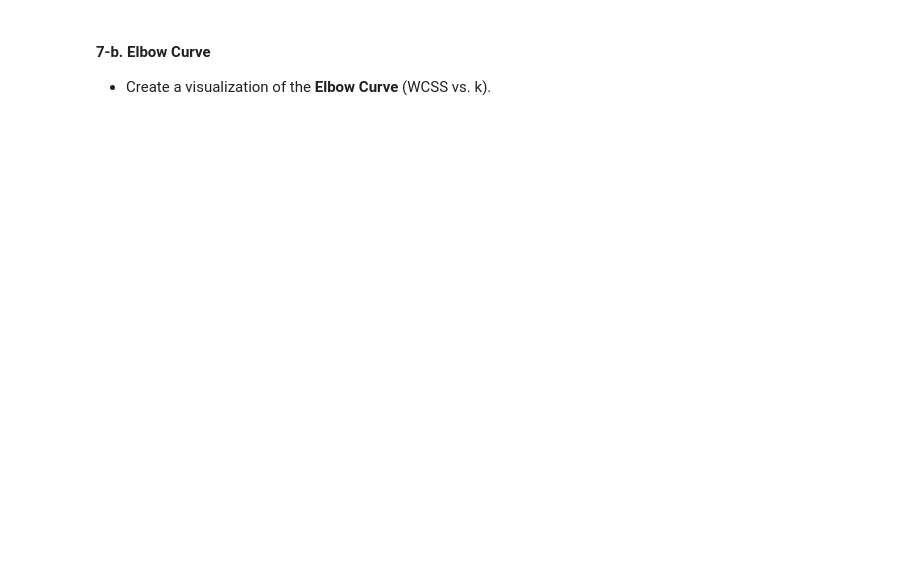
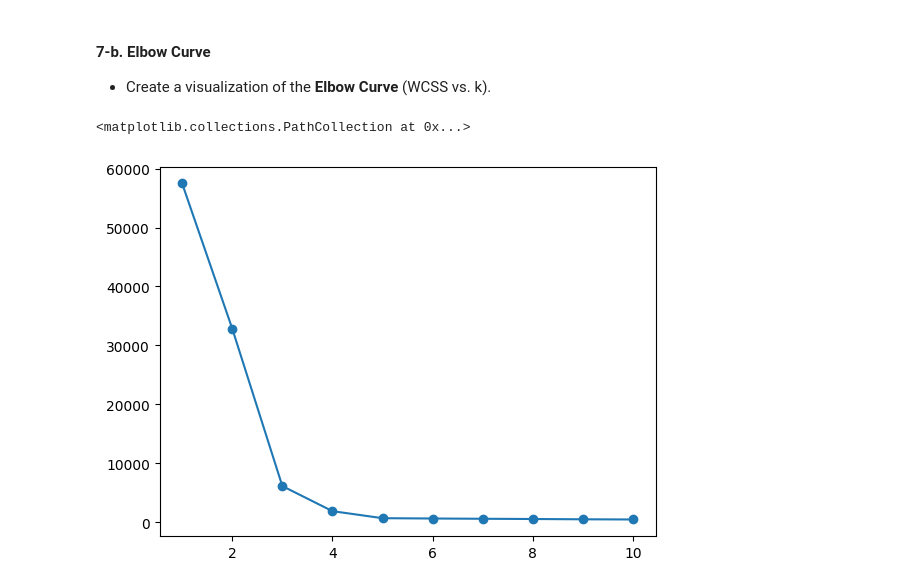
Before and after one commit to albhoe/701_assignments, a Jupyter notebook: homework04/assignment4.ipynb, the cells around one changed output. Cells and saved outputs as stored; diff of their text form; code cells hidden in the pictures; blank space fills up the shorter version.

```diff
--- a/homework04/assignment4.ipynb
+++ b/homework04/assignment4.ipynb
@@ -415,15 +369,3 @@ k++ has better initial inertia and faster convergence speed. Both converge on si
   - `wcss_list`: the list of WCSS values,
   - `k_values`: the list of k values,
   - `wcss_list`: the list of WCSS values
-# %%
-from sklearn.datasets import make_blobs
-from sklearn.cluster import KMeans
-from sklearn.metrics import adjusted_rand_score
-import warnings
-
-def ans7a():
-    # Generated synthetic dataset with 5 clusters
-    X, y_true = make_blobs(n_samples=1000, centers=5, cluster_std=0.60, random_state=42)
-    ...
-
-optimal_k, rand_scores, wcss, k_values, wcss_list = ans7a()
@@ -440,2 +450,8 @@ grader.check("q7a")
+# %%
+plt.plot(range(1,11),wcss_list)
+plt.scatter(range(1,11),wcss_list)
+# %% [output]
+<matplotlib.collections.PathCollection at 0x...>
+[figure, added]
 # %% [markdown]
 <!-- END QUESTION -->
```
Also changed, not shown: parts of 11 cells of this notebook, 1 other file.
